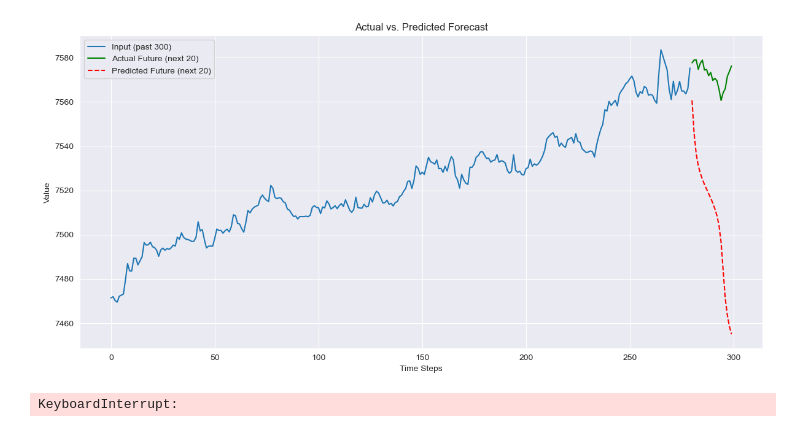
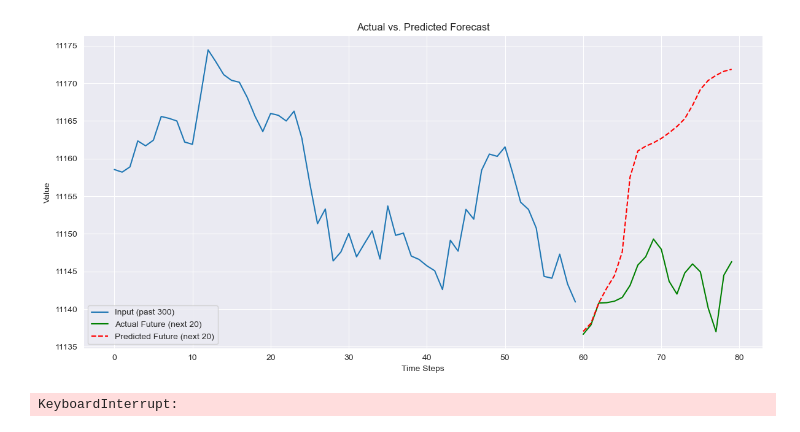
Before and after one commit to manikBS/omscs-capstone, a Jupyter notebook: manik_guassian_nonpl_encoder.ipynb, the cells around one changed output. Drawn from its saved outputs; the diff is of its cells as text; code cells hidden in the pictures.

```diff
--- a/manik_guassian_nonpl_encoder.ipynb
+++ b/manik_guassian_nonpl_encoder.ipynb
@@ -90,30 +90,35 @@ Generated: tensor([[8320.1152, 8320.2959, 8320.7373, 8321.8018, 8324.3447, 8329.
 # %%
 import matplotlib.pyplot as plt
 import torch
 
-data_x, data_y = val_dataset[0]
-full_series = data_x[:320]
+predict_dataset = Nifty50Dataset(
+    "/Users/maniksomayaji/Documents/omscs/capstone_project/data/NIFTY 50_minute_data.csv",
+    window_size=80,
+    prediction_horizon=1
+)
 
-input_seq = full_series[:280].unsqueeze(0)
-true_future = full_series[280:]
+data_x, data_y = predict_dataset[10000]
+
+input_seq = data_x[:60].unsqueeze(0)
+true_future = data_x[60:]
 
 with torch.no_grad():
     predicted_future = forecaster.autoregressive_predict(input_seq, max_len=20)
 predicted_future = predicted_future.squeeze().unsqueeze(-1) # Remove batch dimension
 
 plt.figure(figsize=(12, 6))
-plt.plot(range(280), input_seq.squeeze(), label='Input (past 300)')
-plt.plot(range(280, 300), true_future, label='Actual Future (next 20)', color='green')
-plt.plot(range(280, 300), predicted_future, label='Predicted Future (next 20)', color='red', linestyle='--')
+plt.plot(range(60), input_seq.squeeze(), label='Input (past 300)')
+plt.plot(range(60, 80), true_future, label='Actual Future (next 20)', color='green')
+plt.plot(range(60, 80), predicted_future, label='Predicted Future (next 20)', color='red', linestyle='--')
 plt.legend()
 plt.title('Actual vs. Predicted Forecast')
 plt.xlabel('Time Steps')
 plt.ylabel('Value')
 plt.grid(True)
 plt.tight_layout()
 plt.show()
 # %% [output]
-[figure, old version]
+[figure, new version]
 # %%
 torch.save(model.state_dict(), 'model_l_1.pth')
 # %%
```
Also changed, not shown: parts of 3 cells of this notebook, 2 other files.
